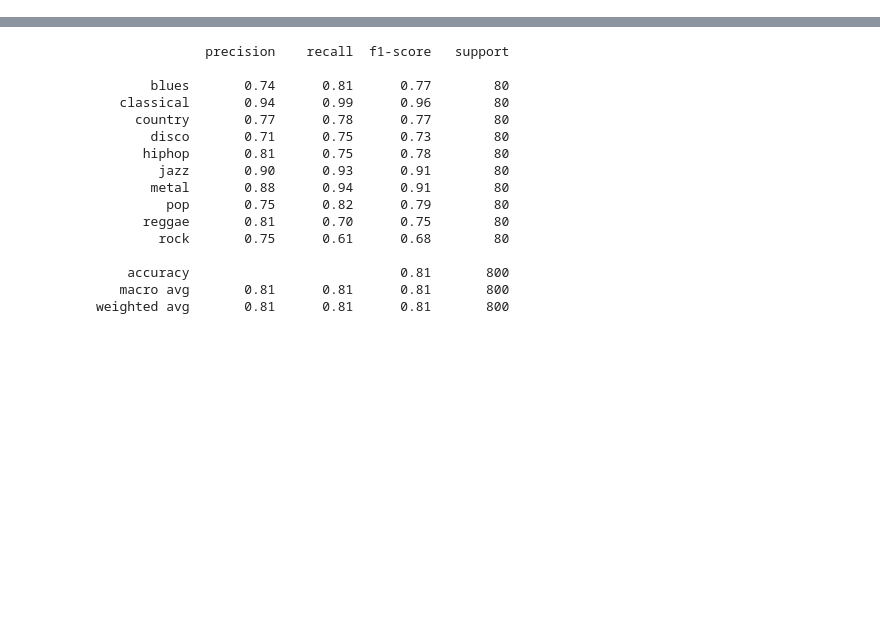
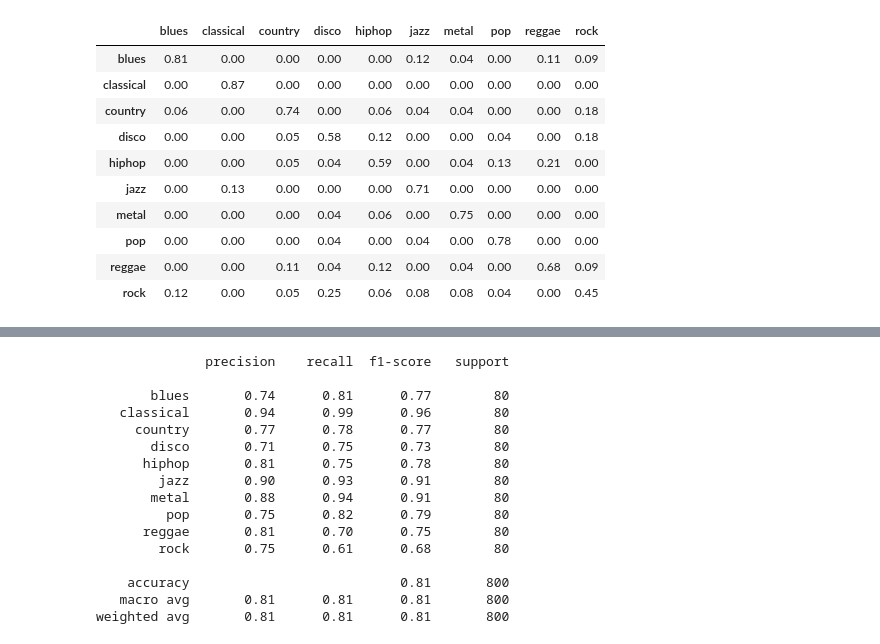
Before and after one commit to 0-b1t/genre_classification, a Jupyter notebook: models_redo/elastic.ipynb, the cells around one changed output, grey strips where cells are left out. Saved outputs shown, nothing was run; the diff lists cells and outputs as text; code cells hidden in the pictures; blank space fills up the shorter version.

```diff
--- a/models_redo/elastic.ipynb
+++ b/models_redo/elastic.ipynb
@@ -671,0 +689,18 @@ weighted avg       0.70      0.71      0.70       200
+# %%
+pd.DataFrame(
+    confusion_matrix(long_test["label"], long_test["avg_vote"], normalize="pred"),
+    index=index,
+    columns=cols,
+).round(2)
+# %% [output]
+|  | blues | classical | country | disco | hiphop | jazz | metal | pop | reggae | rock |
+| blues | 0.81 | 0.00 | 0.00 | 0.00 | 0.00 | 0.12 | 0.04 | 0.00 | 0.11 | 0.09 |
+| classical | 0.00 | 0.87 | 0.00 | 0.00 | 0.00 | 0.00 | 0.00 | 0.00 | 0.00 | 0.00 |
+| country | 0.06 | 0.00 | 0.74 | 0.00 | 0.06 | 0.04 | 0.04 | 0.00 | 0.00 | 0.18 |
+| disco | 0.00 | 0.00 | 0.05 | 0.58 | 0.12 | 0.00 | 0.00 | 0.04 | 0.00 | 0.18 |
+| hiphop | 0.00 | 0.00 | 0.05 | 0.04 | 0.59 | 0.00 | 0.04 | 0.13 | 0.21 | 0.00 |
+| jazz | 0.00 | 0.13 | 0.00 | 0.00 | 0.00 | 0.71 | 0.00 | 0.00 | 0.00 | 0.00 |
+| metal | 0.00 | 0.00 | 0.00 | 0.04 | 0.06 | 0.00 | 0.75 | 0.00 | 0.00 | 0.00 |
+| pop | 0.00 | 0.00 | 0.00 | 0.04 | 0.00 | 0.04 | 0.00 | 0.78 | 0.00 | 0.00 |
+| reggae | 0.00 | 0.00 | 0.11 | 0.04 | 0.12 | 0.00 | 0.04 | 0.00 | 0.68 | 0.09 |
+| rock | 0.12 | 0.00 | 0.05 | 0.25 | 0.06 | 0.08 | 0.08 | 0.04 | 0.00 | 0.45 |
```
Also changed, not shown: parts of 2 cells of this notebook.
